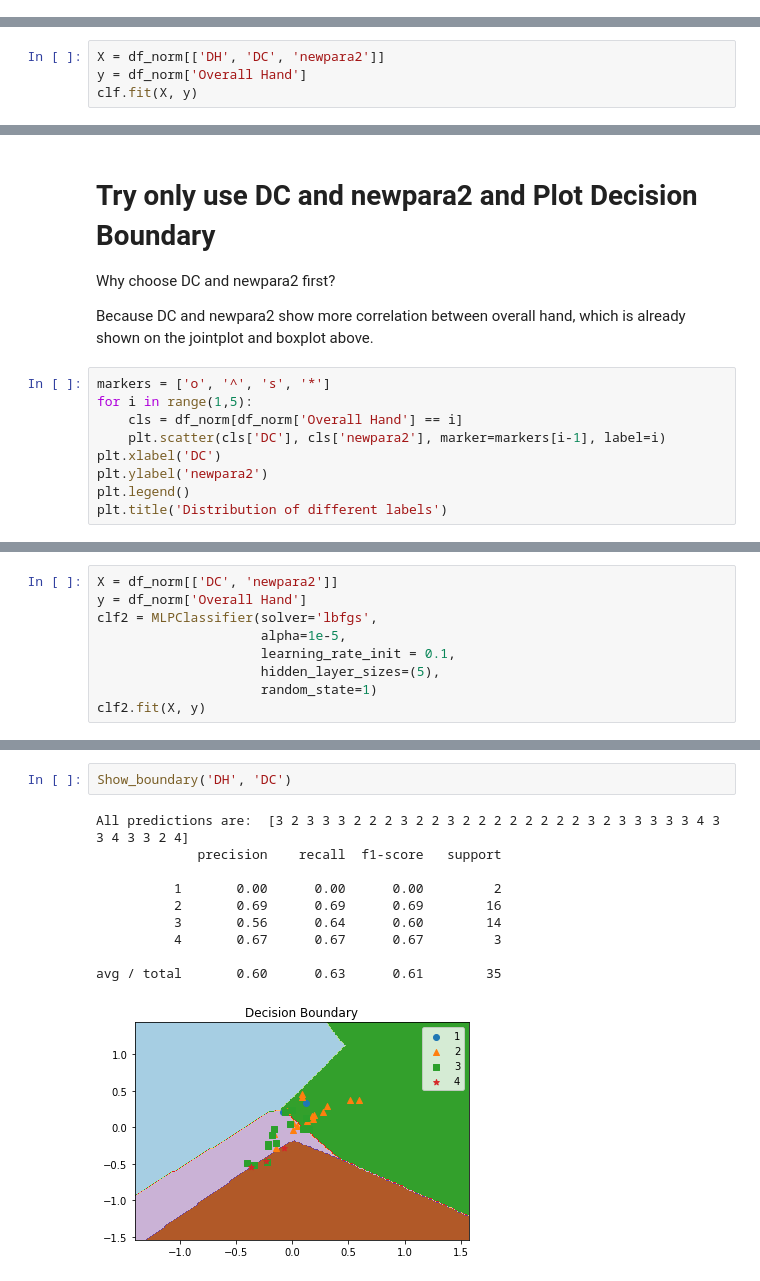
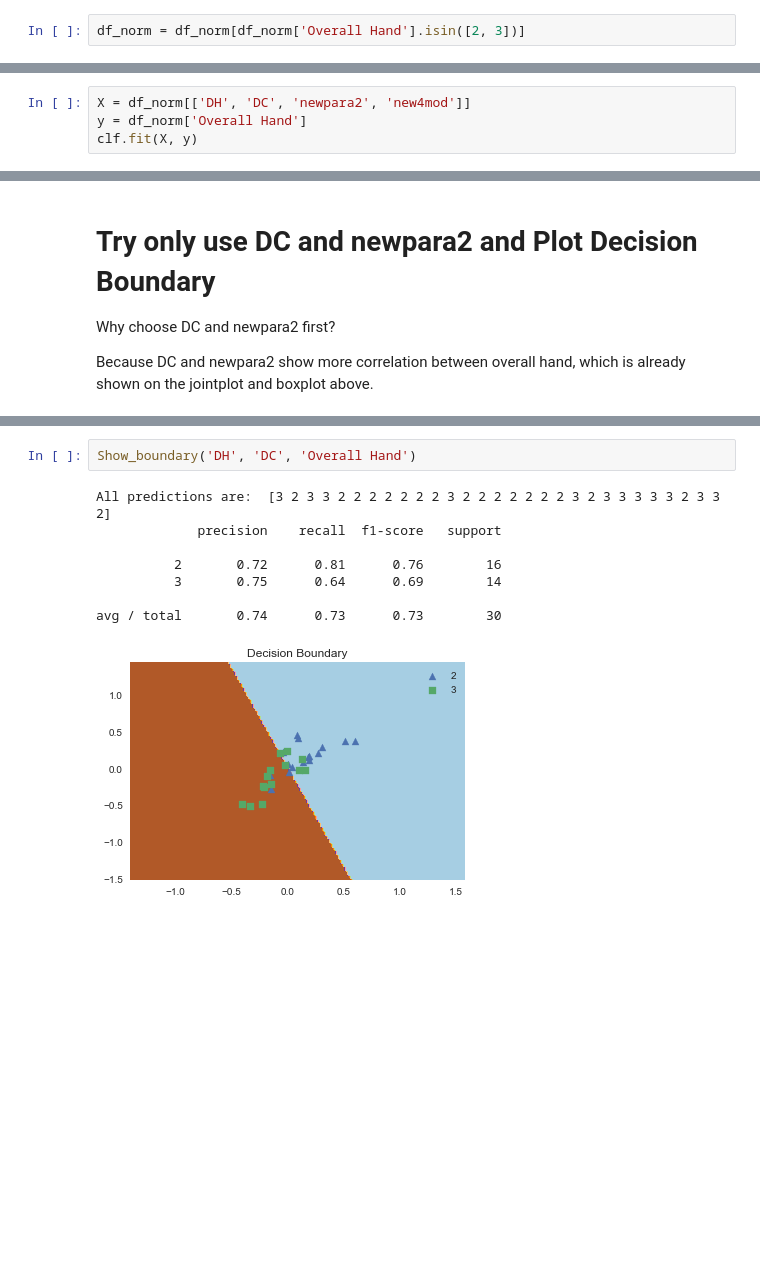
Before and after one commit to WangXin93/fabric_hand, a Jupyter notebook: Hand.ipynb, the cells around one changed output, grey strips where cells are left out. Drawn from its saved outputs; the diff is of its cells as text; blank space fills up the shorter version.

```diff
--- a/Hand.ipynb
+++ b/Hand.ipynb
@@ -32,3 +40,5 @@ df_norm['Overall Hand'] = df['Overall Hand']
+# %%
+df_norm = df_norm[df_norm['Overall Hand'].isin([2, 3])]
 # %%
 df_norm.head()
 # %% [output]
@@ -114,7 +105,7 @@ clf = MLPClassifier(solver='lbfgs',
                     hidden_layer_sizes=(5),
                     random_state=1)
 # %%
-X = df_norm[['DH', 'DC', 'newpara2']]
+X = df_norm[['DH', 'DC', 'newpara2', 'new4mod']]
 y = df_norm['Overall Hand']
 clf.fit(X, y)
 # %% [output]
@@ -218,12 +199,3 @@ From the last 3D scatter, it can be seen that different class are interwined, so
 Why choose DC and newpara2 first?
 
 Because DC and newpara2 show more correlation between overall hand, which is already shown on the jointplot and boxplot above.
-# %%
-markers = ['o', '^', 's', '*']
-for i in range(1,5):
-    cls = df_norm[df_norm['Overall Hand'] == i]
-    plt.scatter(cls['DC'], cls['newpara2'], marker=markers[i-1], label=i)
-plt.xlabel('DC')
-plt.ylabel('newpara2')
-plt.legend()
-plt.title('Distribution of different labels')
@@ -233,9 +201,0 @@ Text(0.5,1,'Distribution of different labels')
-# %%
-X = df_norm[['DC', 'newpara2']]
-y = df_norm['Overall Hand']
-clf2 = MLPClassifier(solver='lbfgs',
-                     alpha=1e-5,
-                     learning_rate_init = 0.1,
-                     hidden_layer_sizes=(5),
-                     random_state=1)
-clf2.fit(X, y)
@@ -369,13 +271,11 @@ avg / total       0.67      0.66      0.65        35
 # %%
-Show_boundary('DH', 'DC')
+Show_boundary('DH', 'DC', 'Overall Hand')
 # %% [output]
-All predictions are:  [3 2 3 3 3 2 2 2 3 2 2 3 2 2 2 2 2 2 2 2 3 2 3 3 3 3 3 4 3 3 4 3 3 2 4]
+All predictions are:  [3 2 3 3 2 2 2 2 2 2 2 3 2 2 2 2 2 2 2 3 2 3 3 3 3 3 2 3 3 2]
              precision    recall  f1-score   support
 
-          1       0.00      0.00      0.00         2
-          2       0.69      0.69      0.69        16
-          3       0.56      0.64      0.60        14
-          4       0.67      0.67      0.67         3
+          2       0.72      0.81      0.76        16
+          3       0.75      0.64      0.69        14
 
-avg / total       0.60      0.63      0.61        35
+avg / total       0.74      0.73      0.73        30
-[figure, old version]
+[figure, new version]
```
Also changed, not shown: parts of 28 cells of this notebook, 1 other file.
